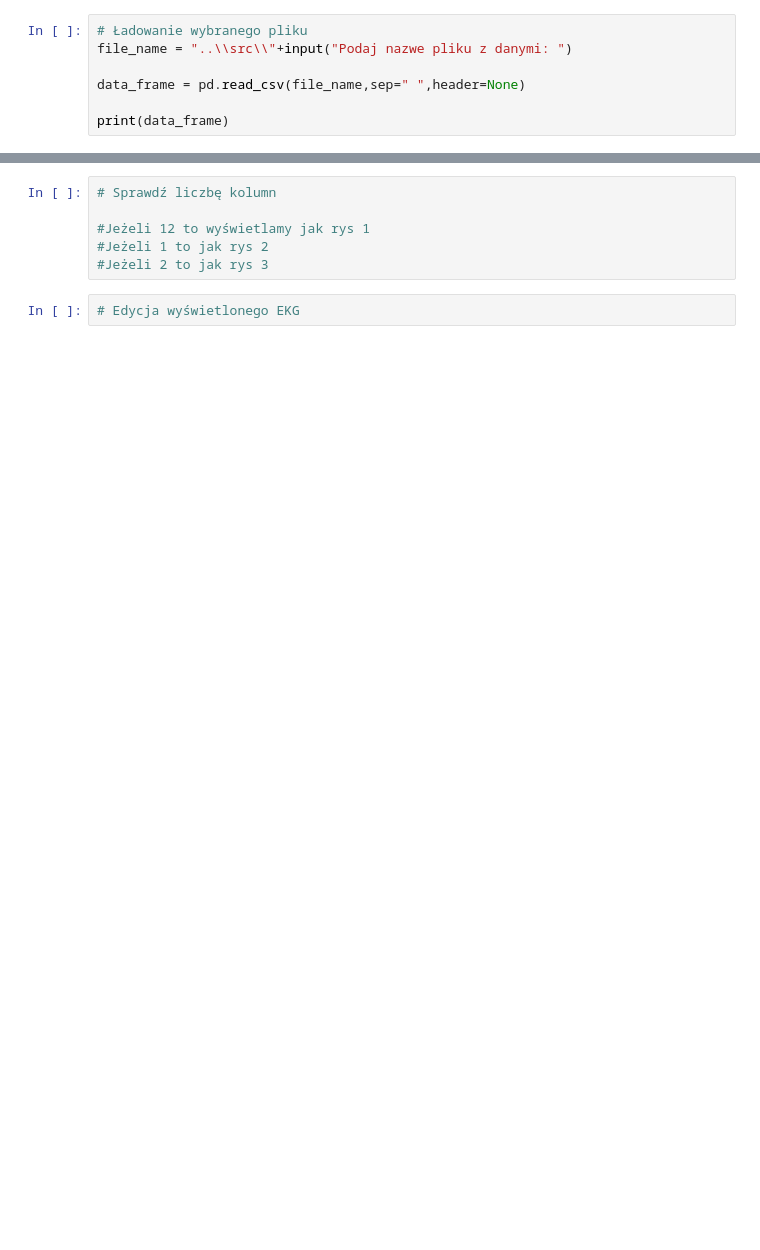
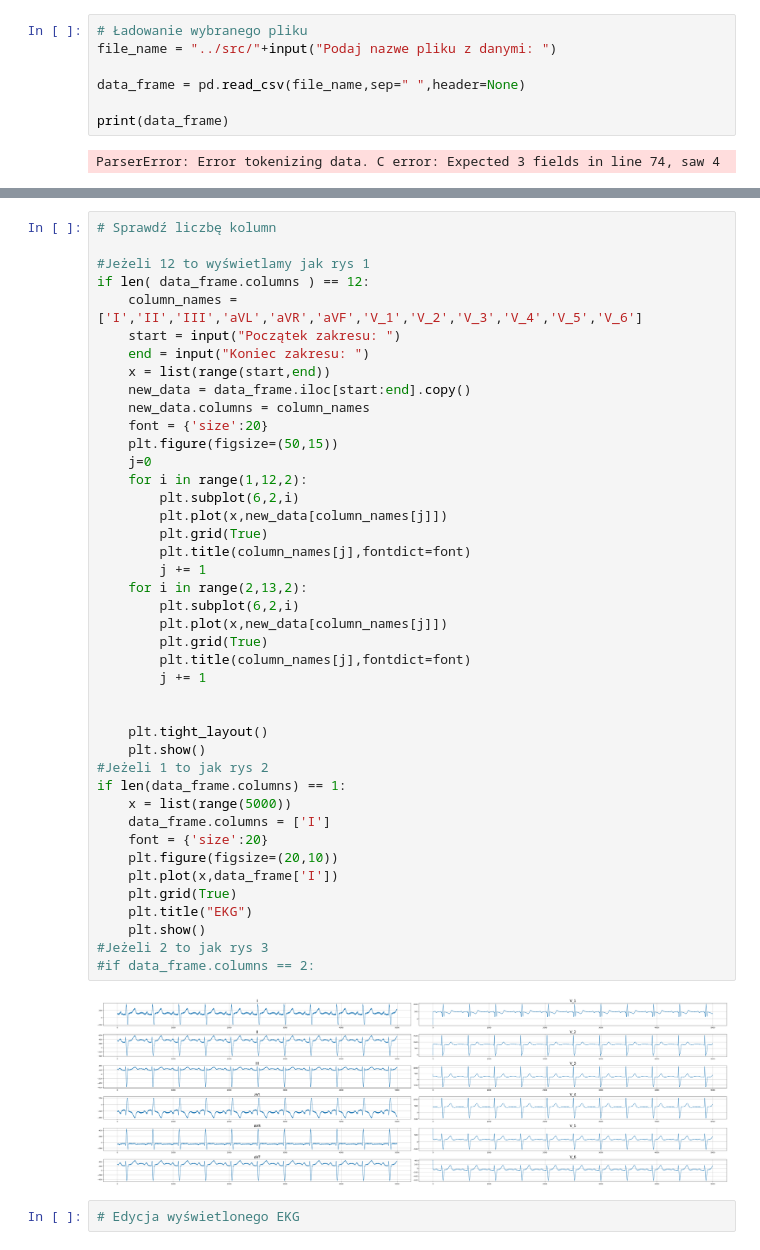
Before and after one commit to krysx7003/CPSO, a Jupyter notebook: Lab1/Lab1.ipynb, the cells around one changed output, grey strips where cells are left out. Saved outputs shown, nothing was run; the diff lists cells and outputs as text; blank space fills up the shorter version.

```diff
--- a/Lab1/Lab1.ipynb
+++ b/Lab1/Lab1.ipynb
@@ -5,10 +5,12 @@ import scipy as sci
 # %%
 # Ładowanie wybranego pliku
-file_name = "..\\src\\"+input("Podaj nazwe pliku z danymi: ")
+file_name = "../src/"+input("Podaj nazwe pliku z danymi: ")
 
 data_frame = pd.read_csv(file_name,sep=" ",header=None)
 
 print(data_frame)
+# %% [output]
+ParserError: Error tokenizing data. C error: Expected 3 fields in line 74, saw 4
 # %% [markdown]
 # Teoria do EKG
 
@@ -34,11 +36,49 @@ rysunku jeszcze nie ma ale można dodać
 #### Rys3
 
 rysunku jeszcze nie ma ale można dodać
-# %%
-# Sprawdź liczbę kolumn
-
-#Jeżeli 12 to wyświetlamy jak rys 1
-#Jeżeli 1 to jak rys 2
-#Jeżeli 2 to jak rys 3
+# %%
+# Sprawdź liczbę kolumn
+
+#Jeżeli 12 to wyświetlamy jak rys 1
+if len( data_frame.columns ) == 12:
+    column_names = ['I','II','III','aVL','aVR','aVF','V_1','V_2','V_3','V_4','V_5','V_6']
+    start = input("Początek zakresu: ")
+    end = input("Koniec zakresu: ")
+    x = list(range(start,end))
+    new_data = data_frame.iloc[start:end].copy()
+    new_data.columns = column_names
+    font = {'size':20}
+    plt.figure(figsize=(50,15))
+    j=0
+    for i in range(1,12,2):
+        plt.subplot(6,2,i)
+        plt.plot(x,new_data[column_names[j]])
+        plt.grid(True)
+        plt.title(column_names[j],fontdict=font)
+        j += 1
+    for i in range(2,13,2):
+        plt.subplot(6,2,i)
+        plt.plot(x,new_data[column_names[j]])
+        plt.grid(True)
+        plt.title(column_names[j],fontdict=font)
+        j += 1
+
+
+    plt.tight_layout()
+    plt.show()
+#Jeżeli 1 to jak rys 2
+if len(data_frame.columns) == 1:
+    x = list(range(5000))
+    data_frame.columns = ['I']
+    font = {'size':20}
+    plt.figure(figsize=(20,10))
+    plt.plot(x,data_frame['I'])
+    plt.grid(True)
+    plt.title("EKG")
+    plt.show()
+#Jeżeli 2 to jak rys 3
+#if data_frame.columns == 2:
+# %% [output]
+[figure, added]
 # %%
 # Edycja wyświetlonego EKG
```
Also changed, not shown: parts of 1 cell of this notebook.
